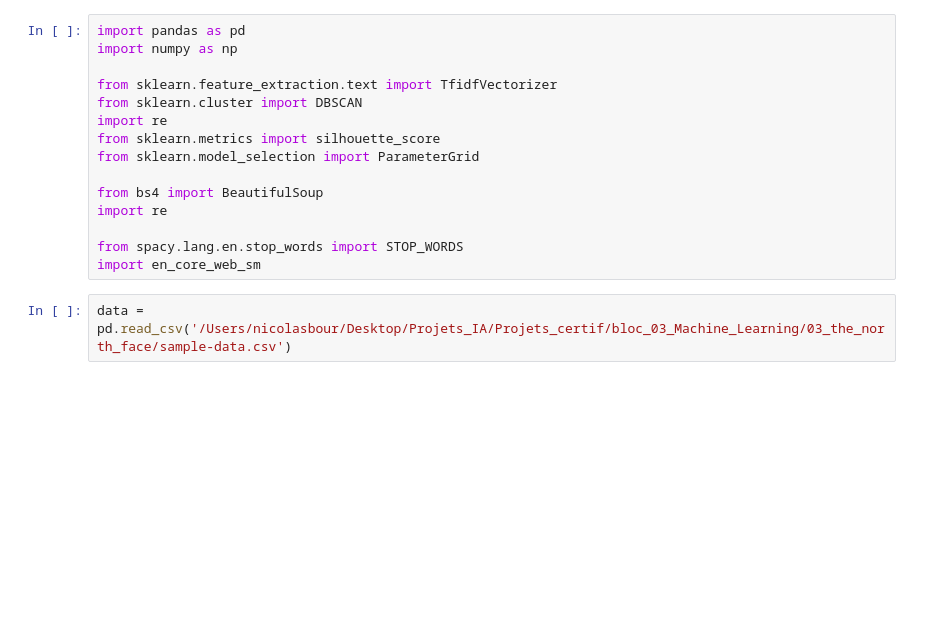
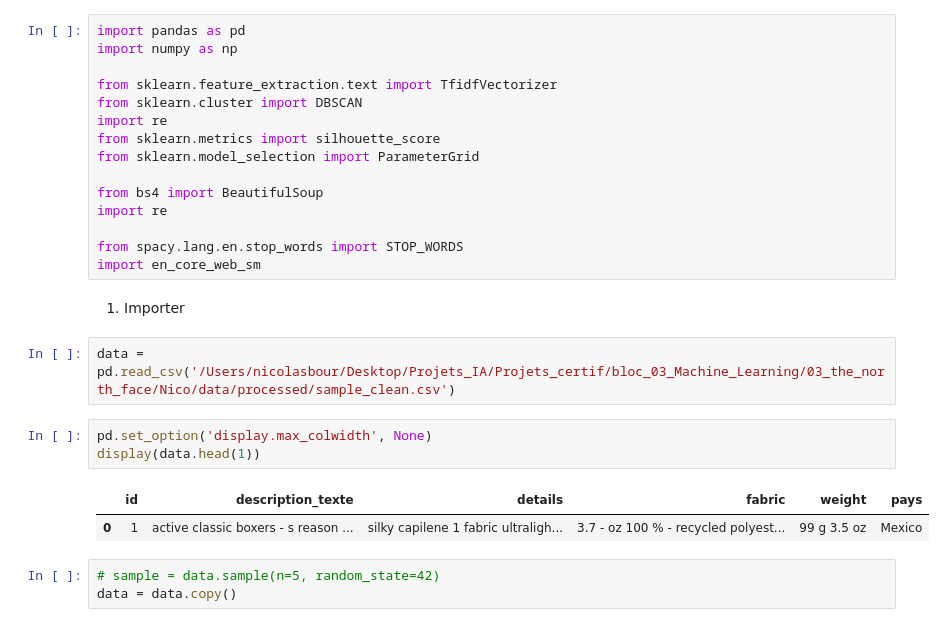
Before and after one commit to LN-Nb/north_face, a Jupyter notebook: Nico/notebooks/preprocessing.ipynb, the cells around one changed output. Cells and saved outputs as stored; diff of their text form; blank space fills up the shorter version.

```diff
--- a/Nico/notebooks/preprocessing.ipynb
+++ b/Nico/notebooks/preprocessing.ipynb
@@ -13,5 +13,16 @@ import re
 
 from spacy.lang.en.stop_words import STOP_WORDS
 import en_core_web_sm
+# %% [markdown]
+1. Importer
 # %%
-data = pd.read_csv('/Users/nicolasbour/Desktop/Projets_IA/Projets_certif/bloc_03_Machine_Learning/03_the_north_face/sample-data.csv')
+data = pd.read_csv('/Users/nicolasbour/Desktop/Projets_IA/Projets_certif/bloc_03_Machine_Learning/03_the_north_face/Nico/data/processed/sample_clean.csv')
+# %%
+pd.set_option('display.max_colwidth', None)
+display(data.head(1))
+# %% [output]
+|  | id | description_texte | details | fabric | weight | pays |
+| 0 | 1 | active classic boxers - s reason ... | silky capilene 1 fabric ultraligh... | 3.7 - oz 100 % - recycled polyest... | 99 g 3.5 oz | Mexico |
+# %%
+# sample = data.sample(n=5, random_state=42)
+data = data.copy()
```
Also changed, not shown: parts of 32 cells of this notebook, 1 other file.
